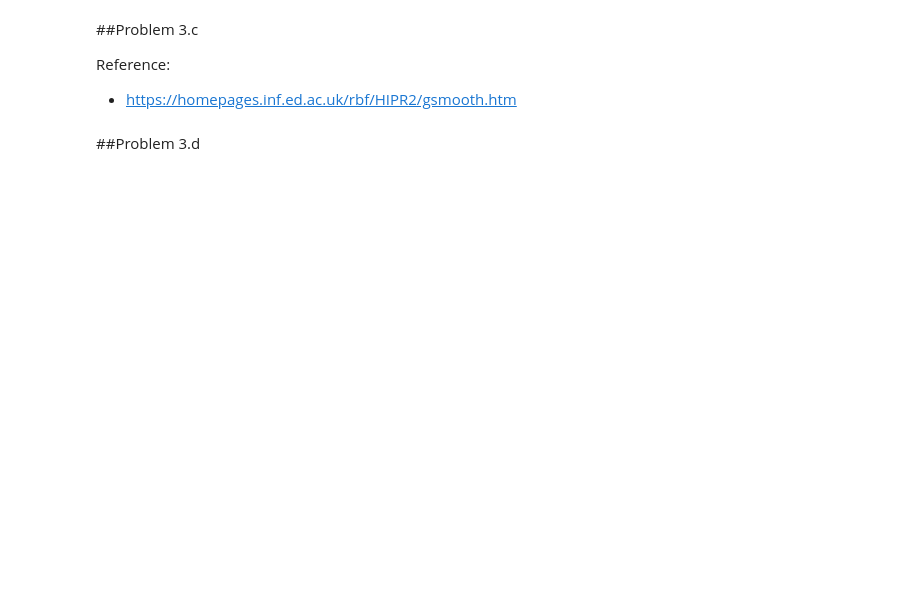
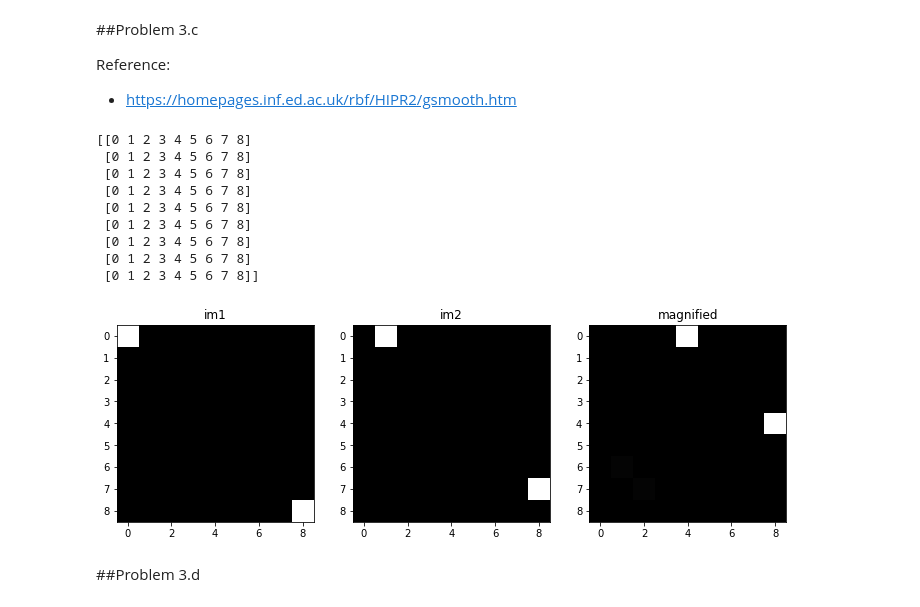
Before and after one commit to twyunting/CSC-676_Computer-Vision, a Jupyter notebook: Homeworks/hw4/Yunting_Chiu/code/Homework4_YuntingChiu.ipynb, the cells around one changed output. Cells and saved outputs as stored; diff of their text form; code cells hidden in the pictures; blank space fills up the shorter version.

```diff
--- a/Homeworks/hw4/Yunting_Chiu/code/Homework4_YuntingChiu.ipynb
+++ b/Homeworks/hw4/Yunting_Chiu/code/Homework4_YuntingChiu.ipynb
@@ -141,11 +169,4 @@ print(angle(fft2(im2)))
 # %%
-"""
-def pol2cart(rho, phi):
-    x = rho * np.cos(phi)
-    y = rho * np.sin(phi)
-    return(x, y)
-"""
-
 def magnifyChange(im1, im2, magnificationFactor):
 
     # find phase shift in frequency domain
@@ -154,8 +175,9 @@ def magnifyChange(im1, im2, magnificationFactor):
     phaseShift = angle(im2Dft) - angle(im1Dft) # TODO
 
     # magnify the phase change in frequency domain
-    magnifiedDft = angle(im1Dft) + magnificationFactor * phaseShift # TODO
-    #[m,n] = pol2cart(magnifiedDft, abs(im1Dft))
+    # magnifiedDft = angle(im1Dft) + magnificationFactor * phaseShift # TODO
+    magnifiedDft = im1Dft * np.exp(magnificationFactor * phaseShift * 1j) # TODO
+
     # what does the magnified phase change cause in image space?
     magnified = np.fft.ifft2(magnifiedDft).real;
     # magnified = ifft2(complex(m, n))
@@ -239,38 +271,51 @@ magnificationFactor = 4
 # width of our Gaussian window
 sigma = 2
 
 # horizontal movement from (0, 0) to (0, 1)
 # additional vertical movement from (8, 8) to (7, 8)
 im1 = np.zeros([imSize, imSize])
 im2 = np.zeros([imSize, imSize])
 im1[0,0] = 1
 im2[0,1] = 1
 im1[8,8] = 1
 im2[7,8] = 1
 
 # we will magnify windows of the image and aggregate the results
 magnified = np.zeros([imSize, imSize])
+# magnified = np.zeros(imSize)
 
 # meshgrid for computing Gaussian window
-X, Y = np.meshgrid(np.arange(imSize), np.arange(imSize))
-# print(X)
+[X, Y] = np.meshgrid(np.arange(imSize), np.arange(imSize))
+print(X)
 
 for y in range(0, imSize, 2*sigma):
   for x in range(0, imSize, 2*sigma):
-    gaussianMask = np.exp((-(X-x)^2 - (Y-y)^2)/ (2 * sigma ^2 )) # TODO
-    IM1, IM2 = im1*gaussianMask, im2*gaussianMask # TODO
-    windowMagnified = magnifyChange(IM1, IM2, magnificationFactor) # TODO
+    gaussianMask = np.exp(-((X-x)**2 + (Y-y)**2) / (2*sigma**2)) # TODO
+    gaussianIm1 = im1 * gaussianMask # TODO
+    gaussianIm2 = im2 * gaussianMask # TODO
+    windowMagnified = magnifyChange(gaussianIm1, gaussianIm2, magnificationFactor) # TODO
     magnified = magnified + windowMagnified
 
 plt.figure(figsize=(12,36))
 plt.subplot(131)
 imshow(im1); plt.title('im1');
 
 plt.subplot(132)
 imshow(im2); plt.title('im2');
 
 plt.subplot(133)
 imshow(magnified); plt.title('magnified');
+# %% [output]
+[[0 1 2 3 4 5 6 7 8]
+ [0 1 2 3 4 5 6 7 8]
+ [0 1 2 3 4 5 6 7 8]
+ [0 1 2 3 4 5 6 7 8]
+ [0 1 2 3 4 5 6 7 8]
+ [0 1 2 3 4 5 6 7 8]
+ [0 1 2 3 4 5 6 7 8]
+ [0 1 2 3 4 5 6 7 8]
+ [0 1 2 3 4 5 6 7 8]]
+[figure, added]
 # %% [markdown]
 ##Problem 3.d
 # %%
```
Also changed, not shown: parts of 11 cells of this notebook, 1 other file.
